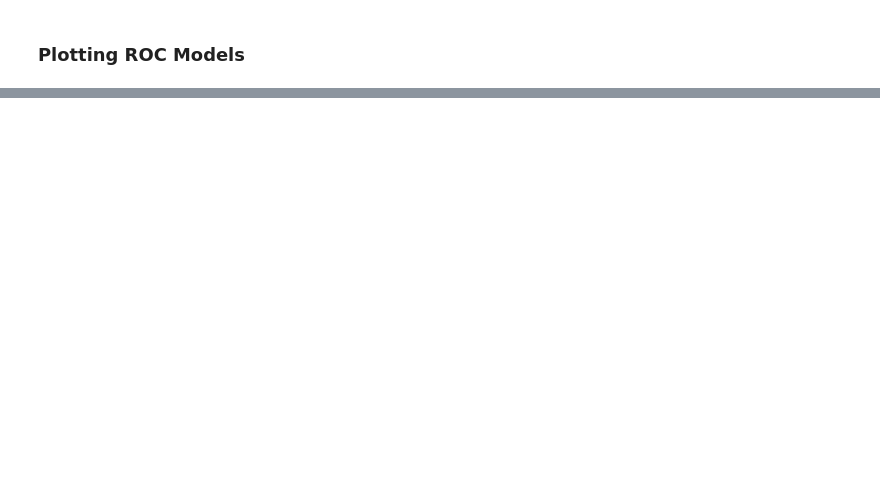
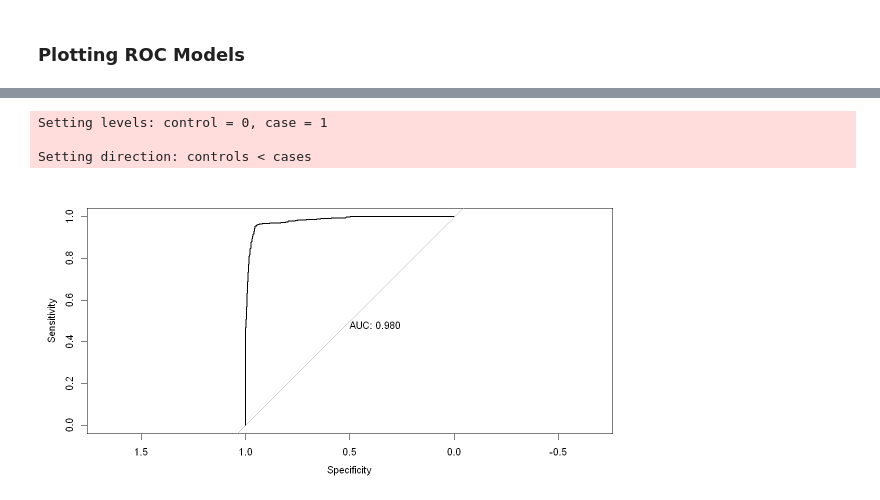
Before and after one commit to iaracastro/Inferencia-Modelagem-Estatistica, a Jupyter notebook: Codes/PamonhaAnalysis.ipynb, the cells around one changed output, grey strips where cells are left out. Saved outputs shown, nothing was run; the diff lists cells and outputs as text; code cells hidden in the pictures; blank space fills up the shorter version.

```diff
--- a/Codes/PamonhaAnalysis.ipynb
+++ b/Codes/PamonhaAnalysis.ipynb
@@ -302,0 +309,8 @@ Setting direction: controls < cases
+# %%
+y_hat_answer = predict(model4, newdata = test, type="response")
+teste_roc4 = roc(test$boa ~ y_hat_answer, plot=TRUE, print.auc=TRUE)
+# %% [output]
+Setting levels: control = 0, case = 1
+
+Setting direction: controls < cases
+[figure, added]
```
Also changed, not shown: parts of 17 cells of this notebook.
